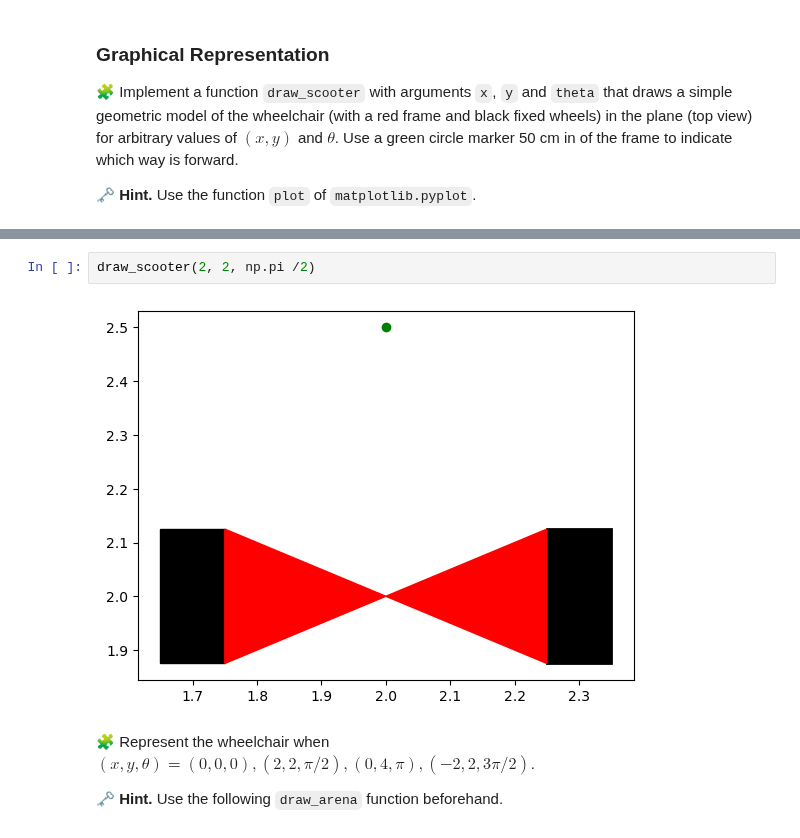
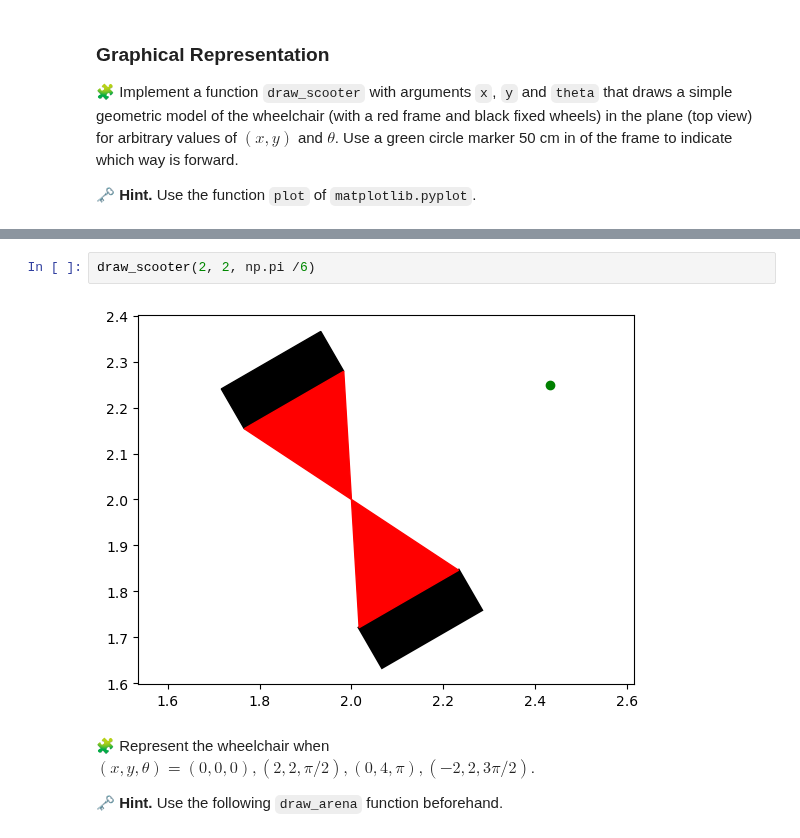
Before and after one commit to Youssef-ADOUIRI/control-engineering-with-python-project-2023-2024, a Jupyter notebook: Project-part-1.ipynb, the cells around one changed output, grey strips where cells are left out. Drawn from its saved outputs; the diff is of its cells as text.

Commit message:
Correcting error for pi/6 rotation for scooter plot

```diff
--- a/Project-part-1.ipynb
+++ b/Project-part-1.ipynb
@@ -133,7 +146,7 @@ def draw_scooter(x, y, theta):
 # %%
-draw_scooter(2, 2, np.pi /2)
+draw_scooter(2, 2, np.pi /6)
 # %% [output]
-[figure, old version]
+[figure, new version]
 # %% [markdown]
 🧩 Represent the wheelchair when $(x, y, \theta) = (0, 0, 0), (2, 2, \pi/2), (0, 4, \pi), (-2, 2, 3\pi/2)$.
 
```
Also changed, not shown: parts of 5 cells of this notebook.
